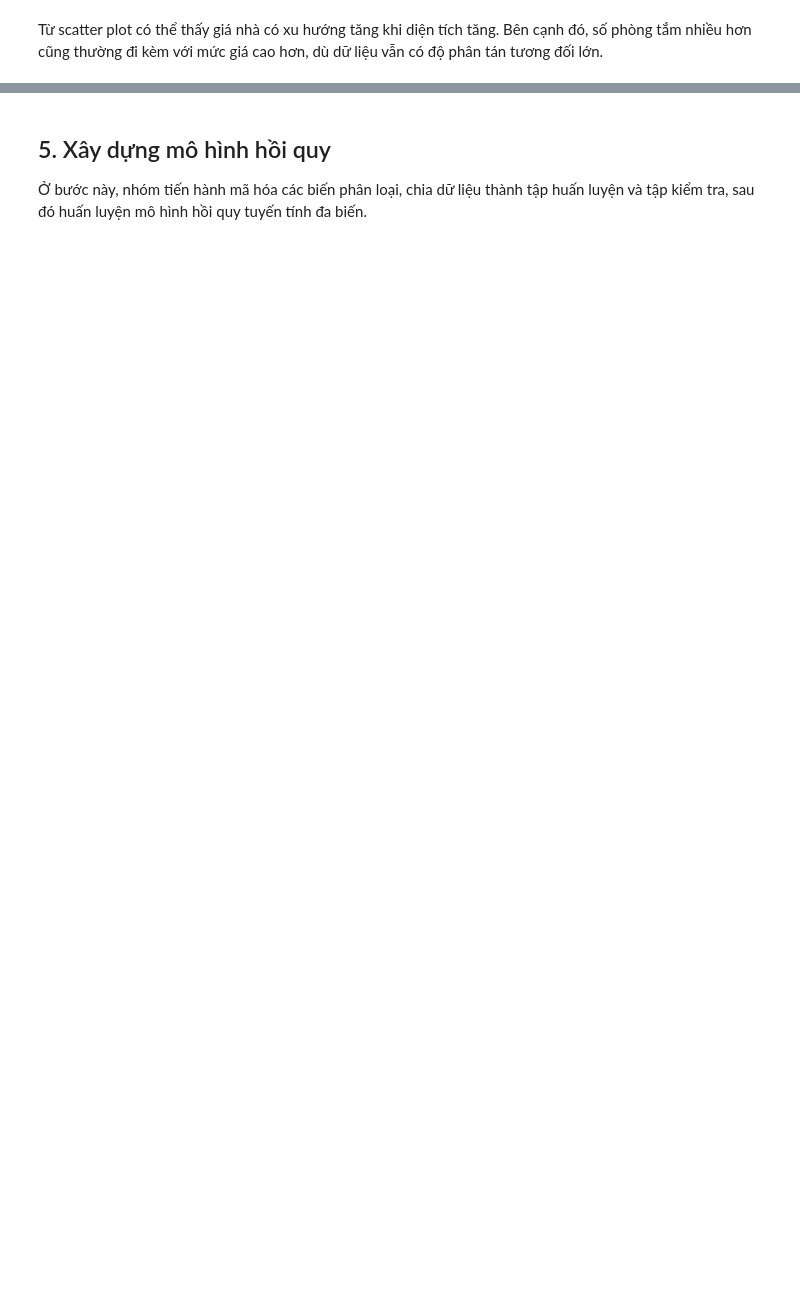
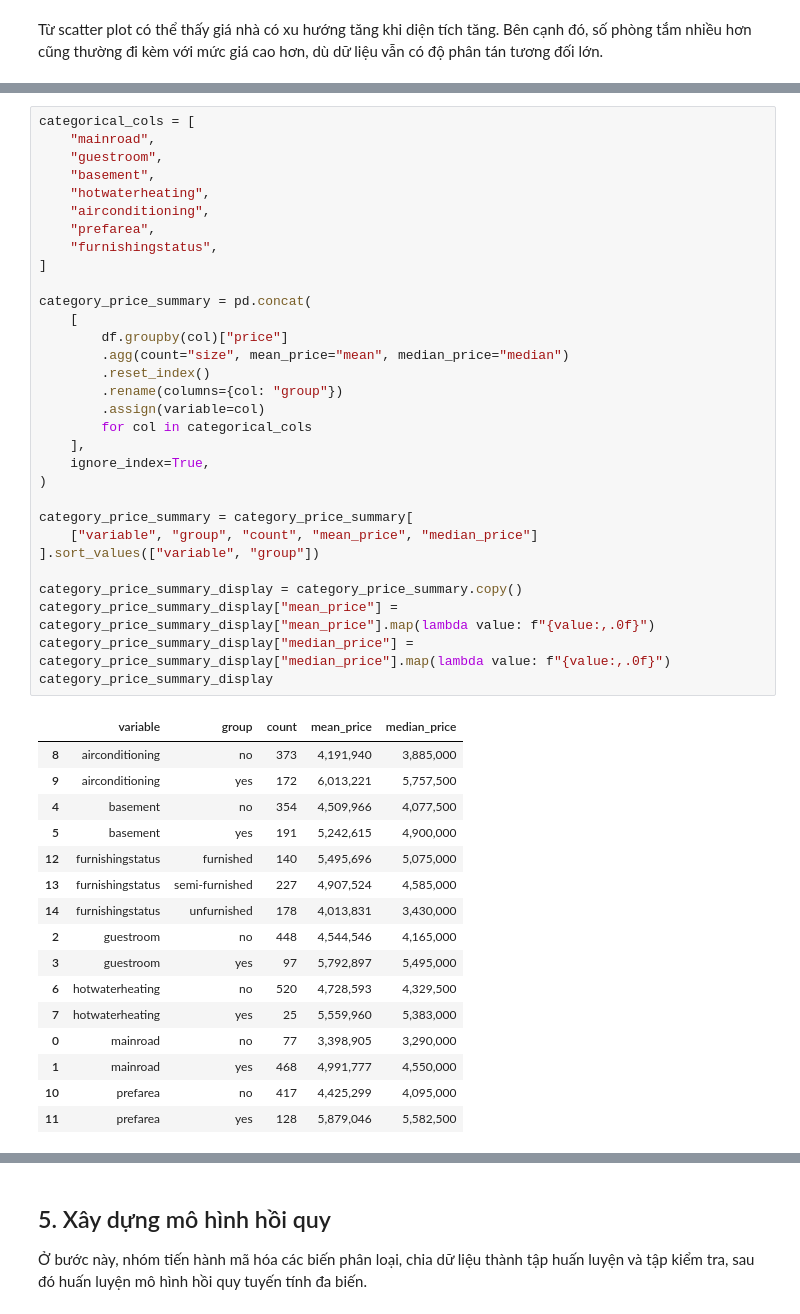
Before and after one commit to uit-straydog/ie224-fp, a Jupyter notebook: main.ipynb, the cells around one changed output, grey strips where cells are left out. Saved outputs shown, nothing was run; the diff lists cells and outputs as text; blank space fills up the shorter version.

```diff
--- a/main.ipynb
+++ b/main.ipynb
@@ -169,0 +293,48 @@ Các căn nhà có `airconditioning = yes` thường có mức giá cao hơn nh
+# %%
+categorical_cols = [
+    "mainroad",
+    "guestroom",
+    "basement",
+    "hotwaterheating",
+    "airconditioning",
+    "prefarea",
+    "furnishingstatus",
+]
+
+category_price_summary = pd.concat(
+    [
+        df.groupby(col)["price"]
+        .agg(count="size", mean_price="mean", median_price="median")
+        .reset_index()
+        .rename(columns={col: "group"})
+        .assign(variable=col)
+        for col in categorical_cols
+    ],
+    ignore_index=True,
+)
+
+category_price_summary = category_price_summary[
+    ["variable", "group", "count", "mean_price", "median_price"]
+].sort_values(["variable", "group"])
+
+category_price_summary_display = category_price_summary.copy()
+category_price_summary_display["mean_price"] = category_price_summary_display["mean_price"].map(lambda value: f"{value:,.0f}")
+category_price_summary_display["median_price"] = category_price_summary_display["median_price"].map(lambda value: f"{value:,.0f}")
+category_price_summary_display
+# %% [output]
+|  | variable | group | count | mean_price | median_price |
+| 8 | airconditioning | no | 373 | 4,191,940 | 3,885,000 |
+| 9 | airconditioning | yes | 172 | 6,013,221 | 5,757,500 |
+| 4 | basement | no | 354 | 4,509,966 | 4,077,500 |
+| 5 | basement | yes | 191 | 5,242,615 | 4,900,000 |
+| 12 | furnishingstatus | furnished | 140 | 5,495,696 | 5,075,000 |
+| 13 | furnishingstatus | semi-furnished | 227 | 4,907,524 | 4,585,000 |
+| 14 | furnishingstatus | unfurnished | 178 | 4,013,831 | 3,430,000 |
+| 2 | guestroom | no | 448 | 4,544,546 | 4,165,000 |
+| 3 | guestroom | yes | 97 | 5,792,897 | 5,495,000 |
+| 6 | hotwaterheating | no | 520 | 4,728,593 | 4,329,500 |
+| 7 | hotwaterheating | yes | 25 | 5,559,960 | 5,383,000 |
+| 0 | mainroad | no | 77 | 3,398,905 | 3,290,000 |
+| 1 | mainroad | yes | 468 | 4,991,777 | 4,550,000 |
+| 10 | prefarea | no | 417 | 4,425,299 | 4,095,000 |
+| 11 | prefarea | yes | 128 | 5,879,046 | 5,582,500 |
```
Also changed, not shown: parts of 40 cells of this notebook, 2 other files.
